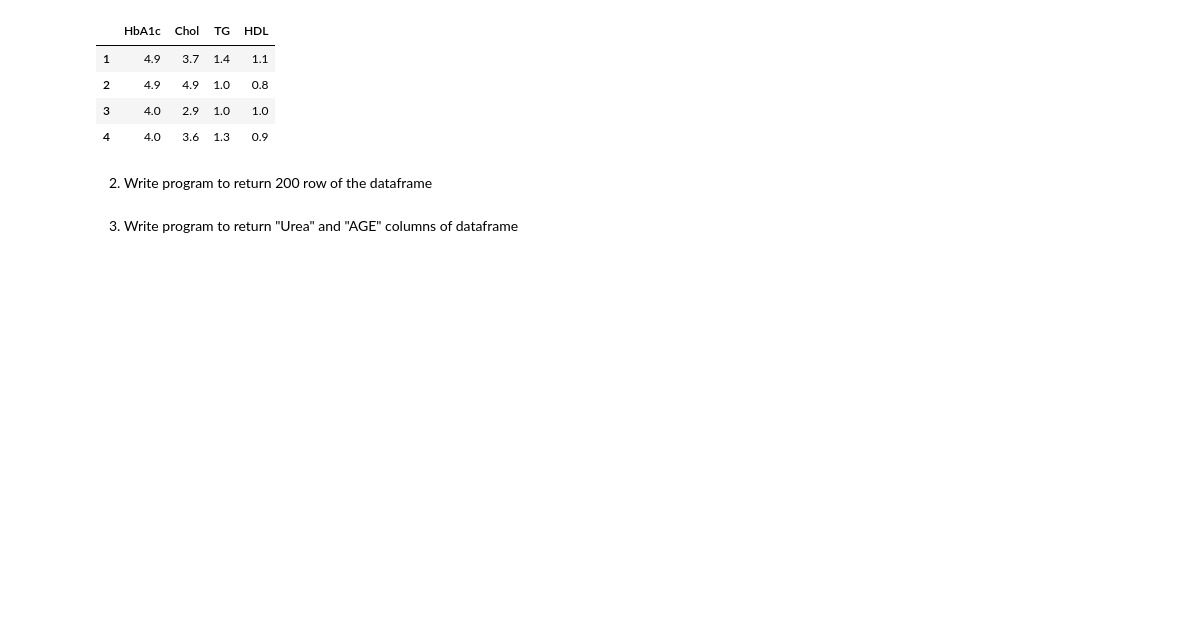
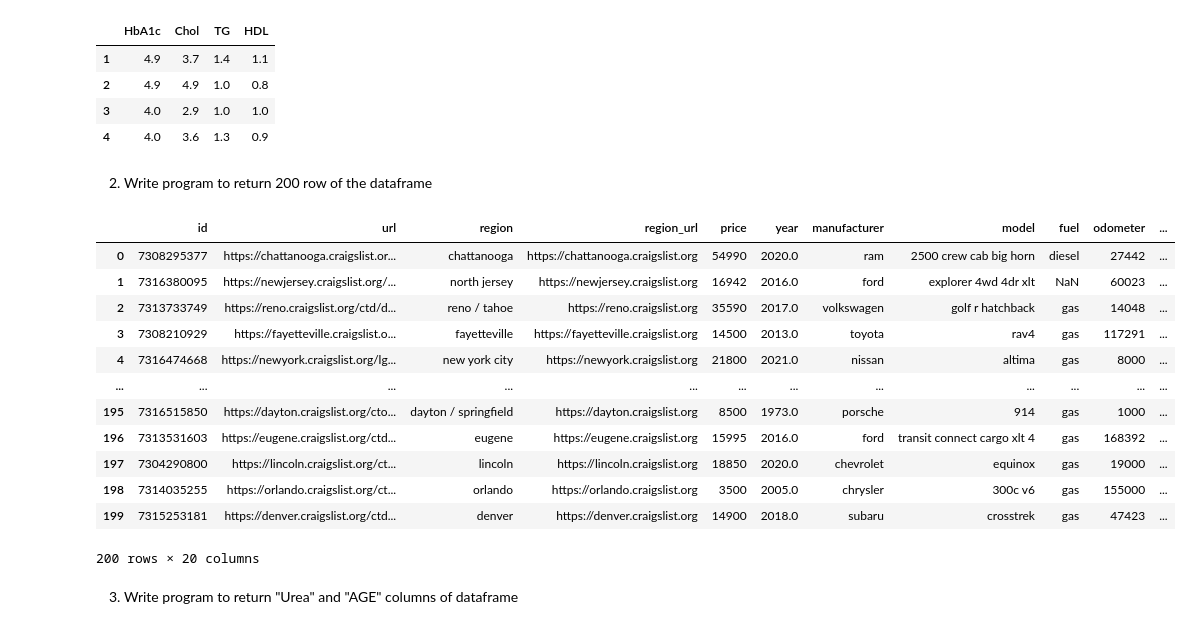
Before and after one commit to Sagdiana22/homeworks, a Jupyter notebook: 4/l4.ipynb, the cells around one changed output. Saved outputs shown, nothing was run; the diff lists cells and outputs as text; code cells hidden in the pictures; blank space fills up the shorter version.

```diff
--- a/4/l4.ipynb
+++ b/4/l4.ipynb
@@ -349,6 +385,21 @@ df_1.iloc [1 : 5, 4 : 8]
 2. Write program to return 200 row of the dataframe
 # %%
 # Your code goes here
+df.iloc[ : 200]
+# %% [output]
+|  | id | url | region | region_url | price | year | manufacturer | model | fuel | odometer | ... |
+| 0 | 7308295377 | https://chattanooga.craigslist.or... | chattanooga | https://chattanooga.craigslist.org | 54990 | 2020.0 | ram | 2500 crew cab big horn | diesel | 27442 | ... |
+| 1 | 7316380095 | https://newjersey.craigslist.org/... | north jersey | https://newjersey.craigslist.org | 16942 | 2016.0 | ford | explorer 4wd 4dr xlt | NaN | 60023 | ... |
+| 2 | 7313733749 | https://reno.craigslist.org/ctd/d... | reno / tahoe | https://reno.craigslist.org | 35590 | 2017.0 | volkswagen | golf r hatchback | gas | 14048 | ... |
+| 3 | 7308210929 | https://fayetteville.craigslist.o... | fayetteville | https://fayetteville.craigslist.org | 14500 | 2013.0 | toyota | rav4 | gas | 117291 | ... |
+| 4 | 7316474668 | https://newyork.craigslist.org/lg... | new york city | https://newyork.craigslist.org | 21800 | 2021.0 | nissan | altima | gas | 8000 | ... |
+| ... | ... | ... | ... | ... | ... | ... | ... | ... | ... | ... | ... |
+| 195 | 7316515850 | https://dayton.craigslist.org/cto... | dayton / springfield | https://dayton.craigslist.org | 8500 | 1973.0 | porsche | 914 | gas | 1000 | ... |
+| 196 | 7313531603 | https://eugene.craigslist.org/ctd... | eugene | https://eugene.craigslist.org | 15995 | 2016.0 | ford | transit connect cargo xlt 4 | gas | 168392 | ... |
+| 197 | 7304290800 | https://lincoln.craigslist.org/ct... | lincoln | https://lincoln.craigslist.org | 18850 | 2020.0 | chevrolet | equinox | gas | 19000 | ... |
+| 198 | 7314035255 | https://orlando.craigslist.org/ct... | orlando | https://orlando.craigslist.org | 3500 | 2005.0 | chrysler | 300c v6 | gas | 155000 | ... |
+| 199 | 7315253181 | https://denver.craigslist.org/ctd... | denver | https://denver.craigslist.org | 14900 | 2018.0 | subaru | crosstrek | gas | 47423 | ... |
+200 rows × 20 columns
 # %% [markdown]
 3. Write program to return "Urea" and "AGE" columns of dataframe
 # %%
```
Also changed, not shown: parts of 4 cells of this notebook.
